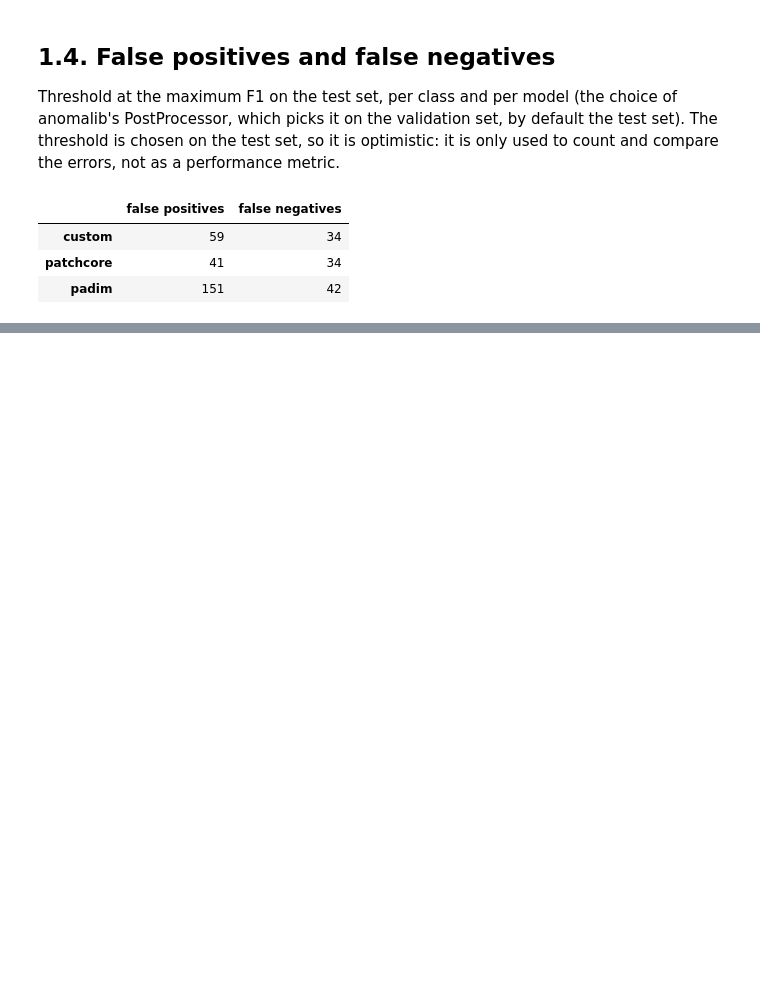
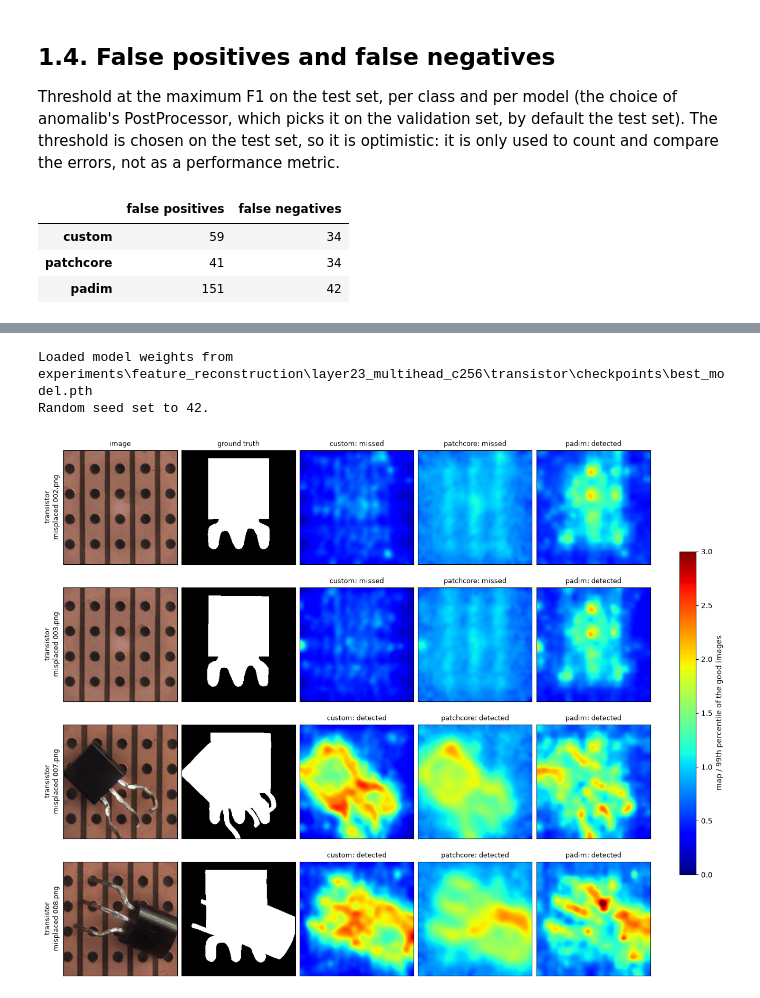
Before and after one commit to damat-fla/unsupervised_industrial_anomaly_detection, a Jupyter notebook: error_analysis.ipynb, the cells around one changed output, grey strips where cells are left out. Saved outputs shown, nothing was run; the diff lists cells and outputs as text; code cells hidden in the pictures; blank space fills up the shorter version.

```diff
--- a/error_analysis.ipynb
+++ b/error_analysis.ipynb
@@ -248,0 +353,7 @@ The custom model misses as many defective images as PatchCore, its extra errors
+# %%
+misplaced = scores[(scores['class'] == 'transistor') & (scores.defect_type == 'misplaced')]
+plot_maps(pick(misplaced, 2, 'custom') + pick(misplaced, 2, 'custom', largest=True), 'global_anomalies.png')
+# %% [output]
+Loaded model weights from experiments\feature_reconstruction\layer23_multihead_c256\transistor\checkpoints\best_model.pth
+Random seed set to 42.
+[figure, added]
```
Also changed, not shown: parts of 21 cells of this notebook.
